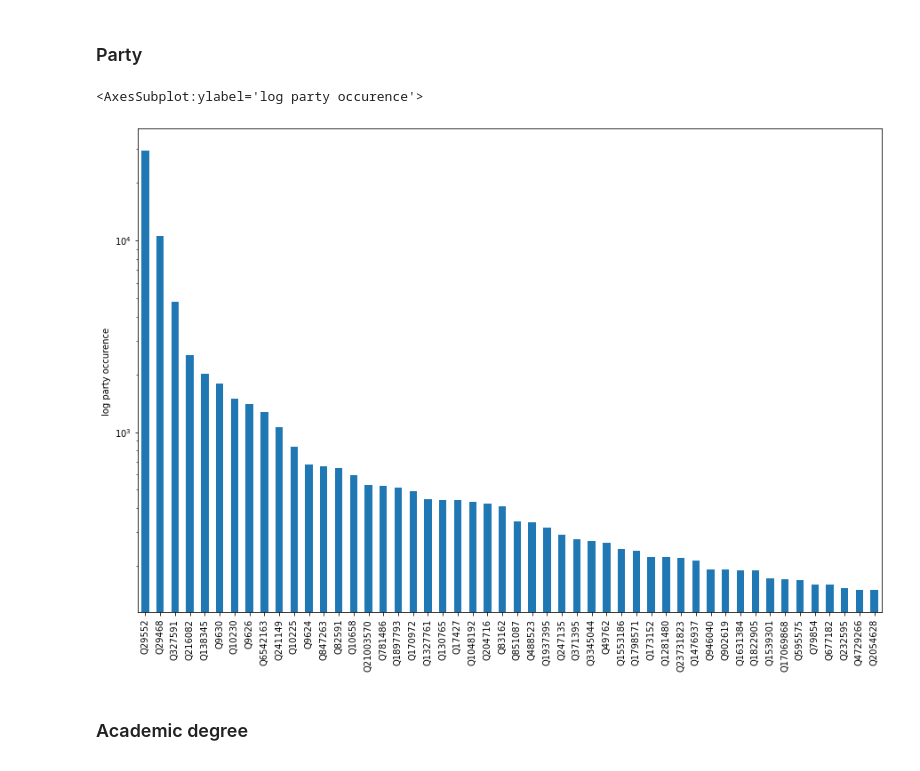
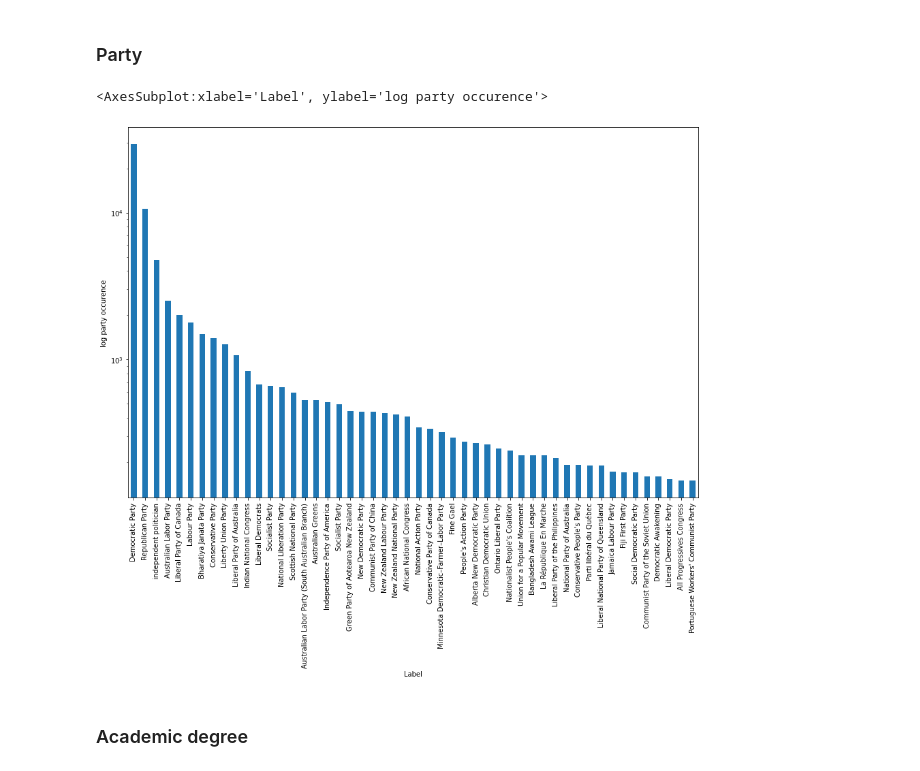
Before and after one commit to epfl-ada/ada-2021-project-salazar-gang, a Jupyter notebook: working_draft.ipynb, the cells around one changed output. Saved outputs shown, nothing was run; the diff lists cells and outputs as text; code cells hidden in the pictures.

```diff
--- a/working_draft.ipynb
+++ b/working_draft.ipynb
@@ -169,12 +189,18 @@ mask_party = (df1['speaker_party'].str.len() == 1) & ~(df1['speaker_party'].asty
 party = df1[mask_party]
 party = party['speaker_party']
 party = party.explode().explode()
-party_count = (party.value_counts())[:50]
+party_count = (party.value_counts())
+
+party_count_qids = qi2.loc[qi2['QID'].isin(party_count.index)]
+
+new_party_count = party_count.reindex(party_count_qids['QID'])
+new_party_count.index = party_count_qids['Label']
+new_party_count = new_party_count.sort_values(ascending = False)
 # %%
-party_count.plot(kind = 'bar', figsize = (15,10), logy=True, ylabel = 'log party occurence')
+new_party_count[:50].plot(kind = 'bar', figsize = (15,10), logy=True, ylabel = 'log party occurence')
 # %% [output]
-<AxesSubplot:ylabel='log party occurence'>
+<AxesSubplot:xlabel='Label', ylabel='log party occurence'>
-[figure, old version]
+[figure, new version]
 # %% [markdown]
 ### Academic degree
 # %%
```
Also changed, not shown: parts of 8 cells of this notebook.
